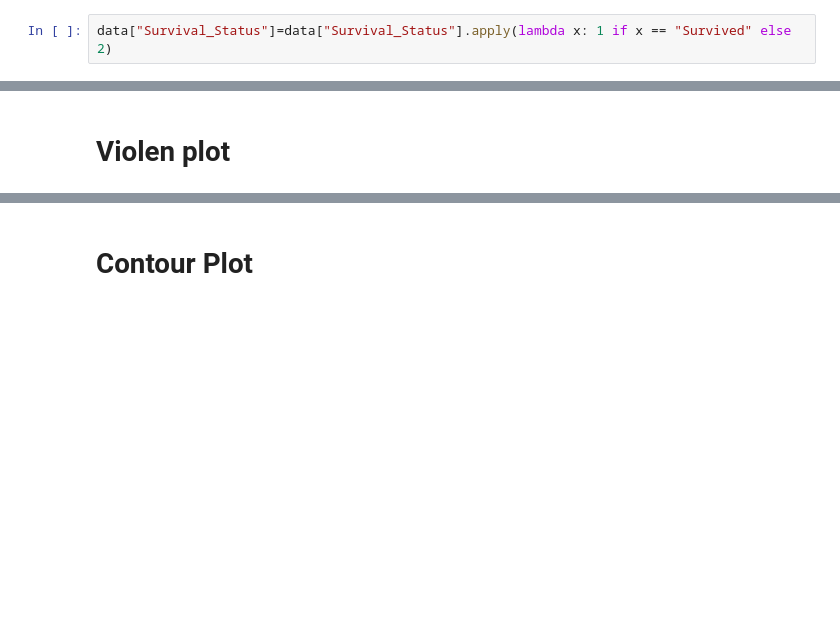
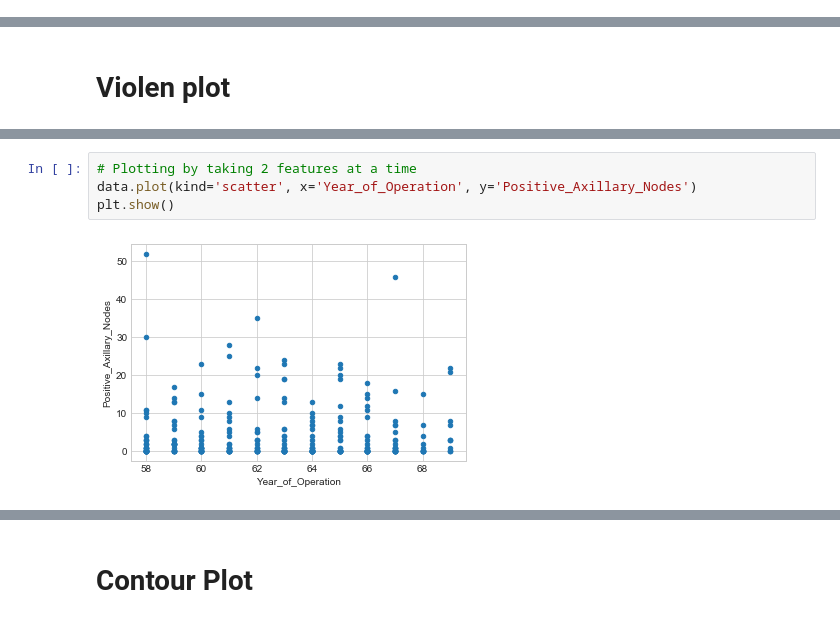
Before and after one commit to abhikumar22/Exploratary-Data-analysis-on-Habermans_Cancer-Survival-DataSet, a Jupyter notebook: EDA.ipynb, the cells around one changed output, grey strips where cells are left out. Cells and saved outputs as stored; diff of their text form; blank space fills up the shorter version.

Commit message:
Submitting 1st time

```diff
--- a/EDA.ipynb
+++ b/EDA.ipynb
@@ -378,8 +306,6 @@ plt.show();
 [ 0.   2.6  5.2  7.8 10.4 13.  15.6 18.2 20.8 23.4 26.  28.6 31.2 33.8
  36.4 39.  41.6 44.2 46.8 49.4 52. ]
 [figure]
-# %%
-data["Survival_Status"]=data["Survival_Status"].apply(lambda x: 1 if x == "Survived" else 2)
 # %% [markdown]
 # Box Plot
 # %%
@@ -416,0 +397,6 @@ plt.show()
+# %%
+# Plotting by taking 2 features at a time
+data.plot(kind='scatter', x='Year_of_Operation', y='Positive_Axillary_Nodes')
+plt.show()
+# %% [output]
+[figure, added]
```
Also changed, not shown: parts of 47 cells of this notebook.
